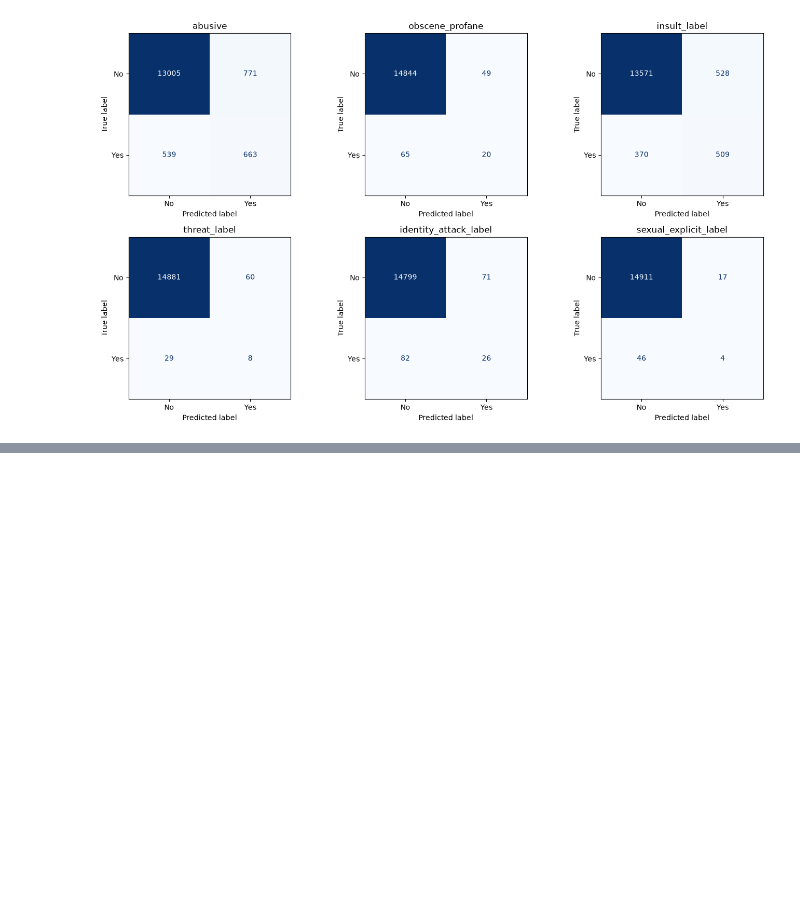
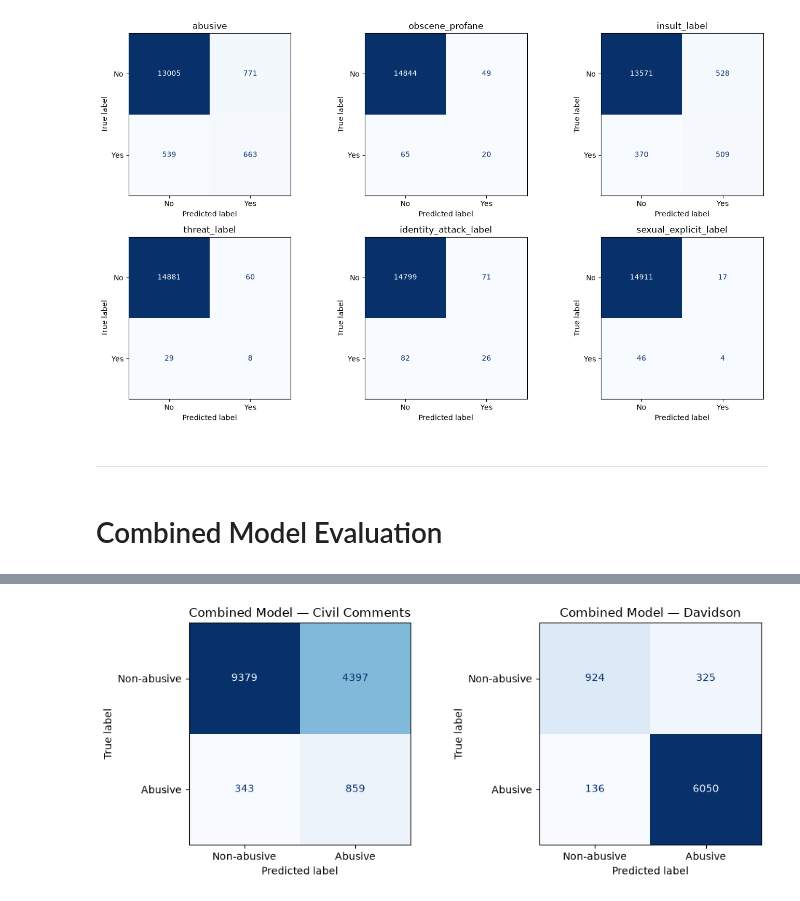
Before and after one commit to mahiicodes09-spec/Convox, a Jupyter notebook: ml/model-2/cleaning_datasets.ipynb, the cells around one changed output, grey strips where cells are left out. Drawn from its saved outputs; the diff is of its cells as text; code cells hidden in the pictures; blank space fills up the shorter version.

```diff
--- a/ml/model-2/cleaning_datasets.ipynb
+++ b/ml/model-2/cleaning_datasets.ipynb
@@ -504,3 +504,71 @@ obscene_profane
    macro avg       0.59      0.54      0.56     14978
 weighted avg       0.99      1.00      0.99     14978
 [figure]
+# %% [markdown]
+-----------------------
+# %% [markdown]
+# Combined Model Evaluation
+# %%
+from sklearn.metrics import classification_report, ConfusionMatrixDisplay
+
+# Predictions on the Civil Comments test set
+civil_abusive_prediction = civil_model.predict(civil_text_test)[:, 0]
+civil_davidson_prediction = davidson_model.predict(civil_text_test)
+
+civil_combined_prediction = (
+    (civil_abusive_prediction == 1) |
+    (civil_davidson_prediction == 1)
+).astype(int)
+
+# Predictions on the Davidson test set
+# Predict using both models on the Davidson test text
+davidson_civil_prediction = civil_model.predict(davidson_text_test)[:, 0]
+davidson_model_prediction = davidson_model.predict(davidson_text_test)
+
+# Mark a comment abusive if either model predicts abusive
+davidson_combined_prediction = (
+    (davidson_model_prediction == 1) |
+    (davidson_civil_prediction == 1)
+).astype(int)
+
+print("Combined predictions on Civil Comments test data")
+print(classification_report(
+    civil_targets_test["abusive"],
+    civil_combined_prediction,
+    target_names=["Non-abusive", "Abusive"],
+    zero_division=0
+))
+
+print("Combined predictions on Davidson test data")
+print(classification_report(
+    davidson_targets_test,
+    davidson_combined_prediction,
+    target_names=["Non-abusive", "Abusive"],
+    zero_division=0
+))
+
+fig, axes = plt.subplots(1, 2, figsize=(10, 4))
+
+ConfusionMatrixDisplay.from_predictions(
+    civil_targets_test["abusive"],
+    civil_combined_prediction,
+    display_labels=["Non-abusive", "Abusive"],
+    cmap="Blues",
+    ax=axes[0],
+    colorbar=False
+)
+axes[0].set_title("Combined Model — Civil Comments")
+
+ConfusionMatrixDisplay.from_predictions(
+    davidson_targets_test,
+    davidson_combined_prediction,
+    display_labels=["Non-abusive", "Abusive"],
+    cmap="Blues",
+    ax=axes[1],
+    colorbar=False
+)
+axes[1].set_title("Combined Model — Davidson")
+
+plt.tight_layout()
+plt.show()
+# %% [output]
@@ -506,0 +594 @@ weighted avg       0.99      1.00      0.99     14978
+[figure, added]
```
Also changed, not shown: parts of 1 cell of this notebook.
